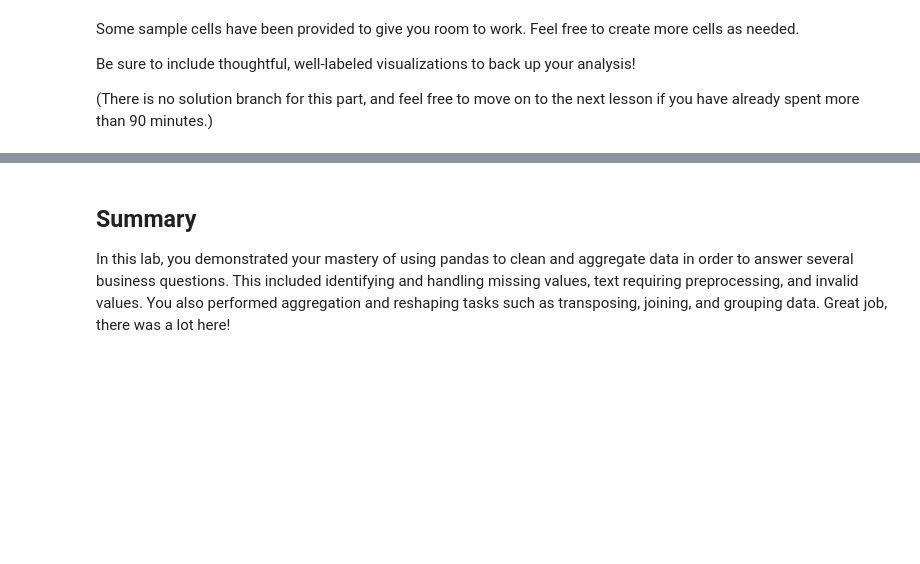
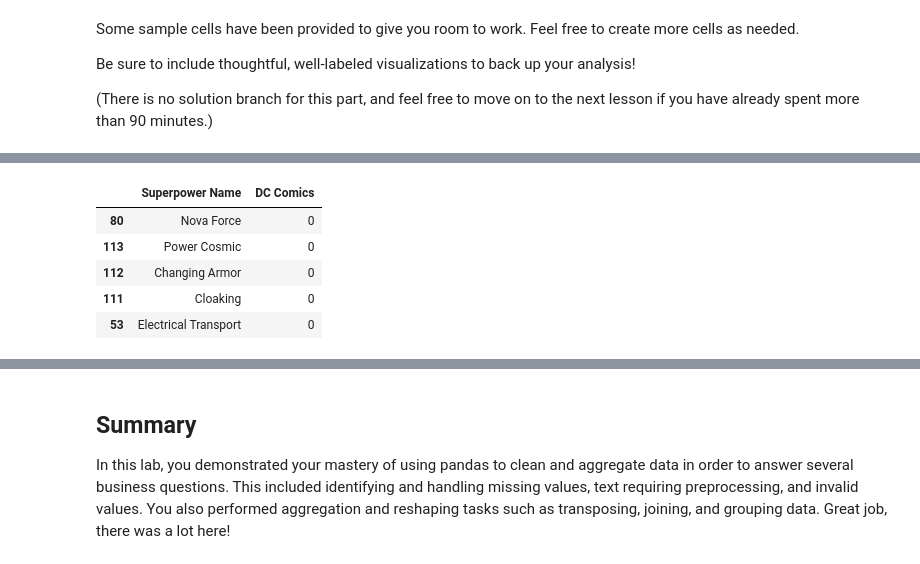
Before and after one commit to 01Troy/dsc-pandas-data-cleaning-lab, a Jupyter notebook: index.ipynb, the cells around one changed output, grey strips where cells are left out. Drawn from its saved outputs; the diff is of its cells as text; code cells hidden in the pictures; blank space fills up the shorter version.

```diff
--- a/index.ipynb
+++ b/index.ipynb
@@ -858,0 +908,11 @@ Be sure to include thoughtful, well-labeled visualizations to back up your analy
+# %%
+dc_least_common = question_3_df.drop("Marvel Comics", axis=1)
+dc_least_common = dc_most_common.sort_values(by="DC Comics", ascending=True)[:5]
+dc_least_common
+# %% [output]
+|  | Superpower Name | DC Comics |
+| 80 | Nova Force | 0 |
+| 113 | Power Cosmic | 0 |
+| 112 | Changing Armor | 0 |
+| 111 | Cloaking | 0 |
+| 53 | Electrical Transport | 0 |
```
Also changed, not shown: parts of 11 cells of this notebook.
